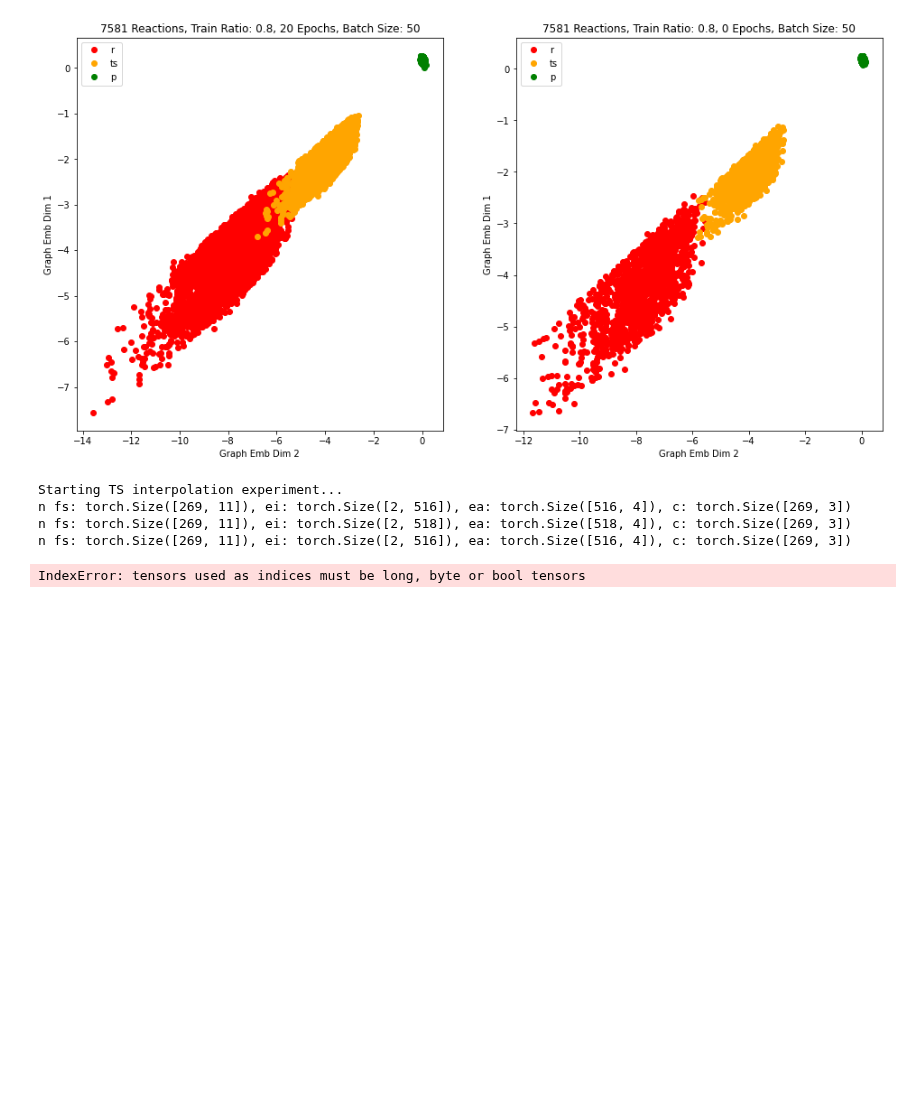
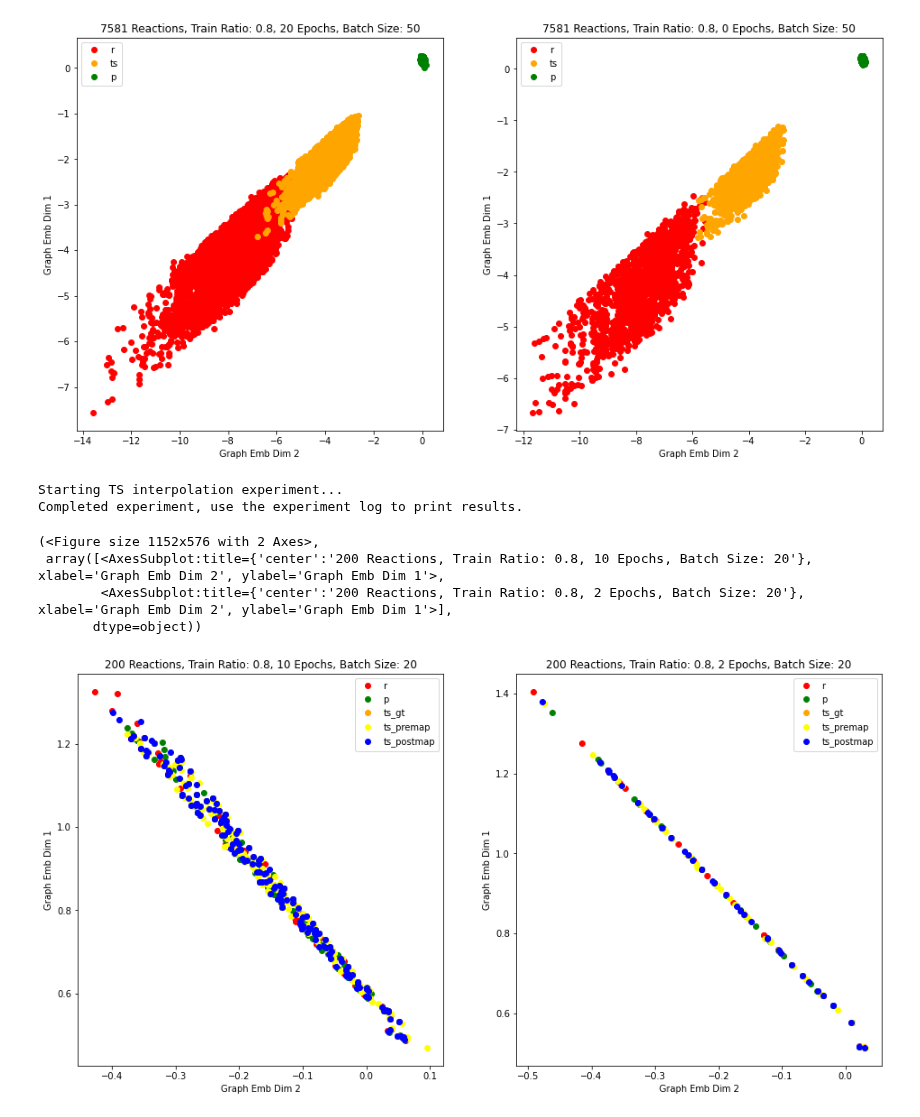
Before and after one commit to avishvj/3d-reactions, a Jupyter notebook: emb.ipynb, the cells around one changed output. Drawn from its saved outputs; the diff is of its cells as text; code cells hidden in the pictures; blank space fills up the shorter version.

```diff
--- a/emb.ipynb
+++ b/emb.ipynb
@@ -50,11 +50,16 @@ Completed experiment, use the experiment log to print results.
 from experiments.building_on_mit.emb_space.redo import tsi_main, display_train_and_test_embs
 # from ts_vae.utils import remove_files
 # remove_files()
+train_log, test_log = tsi_main(tt_split = 0.8, batch_size = 20, epochs = 10, test_interval = 5)
+# %% [output]
+Starting TS interpolation experiment...
+Completed experiment, use the experiment log to print results.
-# %%
-train_log, test_log = tsi_main(tt_split = 0.8, batch_size = 20, epochs = 10, test_interval = 5)
-# %% [output]
-Starting TS interpolation experiment...
-n fs: torch.Size([269, 11]), ei: torch.Size([2, 516]), ea: torch.Size([516, 4]), c: torch.Size([269, 3])
-n fs: torch.Size([269, 11]), ei: torch.Size([2, 518]), ea: torch.Size([518, 4]), c: torch.Size([269, 3])
-n fs: torch.Size([269, 11]), ei: torch.Size([2, 516]), ea: torch.Size([516, 4]), c: torch.Size([269, 3])
-IndexError: tensors used as indices must be long, byte or bool tensors
+# %%
+which_to_print = {'r': True, 'p': True, 'ts_gt': False, 'ts_premap': True, 'ts_postmap': True}
+display_train_and_test_embs(train_log, test_log, which_to_print)
+# %% [output]
+(<Figure size 1152x576 with 2 Axes>,
+ array([<AxesSubplot:title={'center':'200 Reactions, Train Ratio: 0.8, 10 Epochs, Batch Size: 20'}, xlabel='Graph Emb Dim 2', ylabel='Graph Emb Dim 1'>,
+        <AxesSubplot:title={'center':'200 Reactions, Train Ratio: 0.8, 2 Epochs, Batch Size: 20'}, xlabel='Graph Emb Dim 2', ylabel='Graph Emb Dim 1'>],
+       dtype=object))
+[figure, added]
```
Also changed, not shown: 2 other files.
